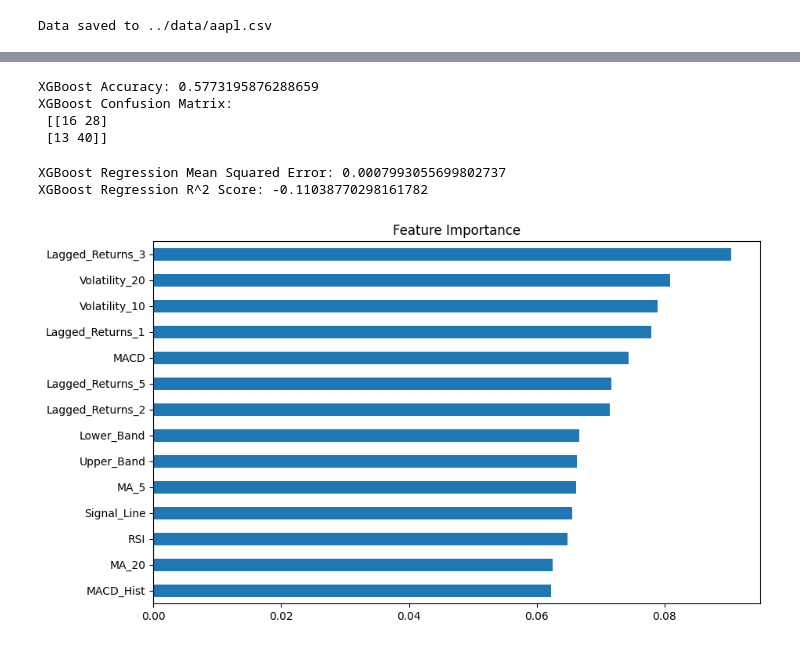
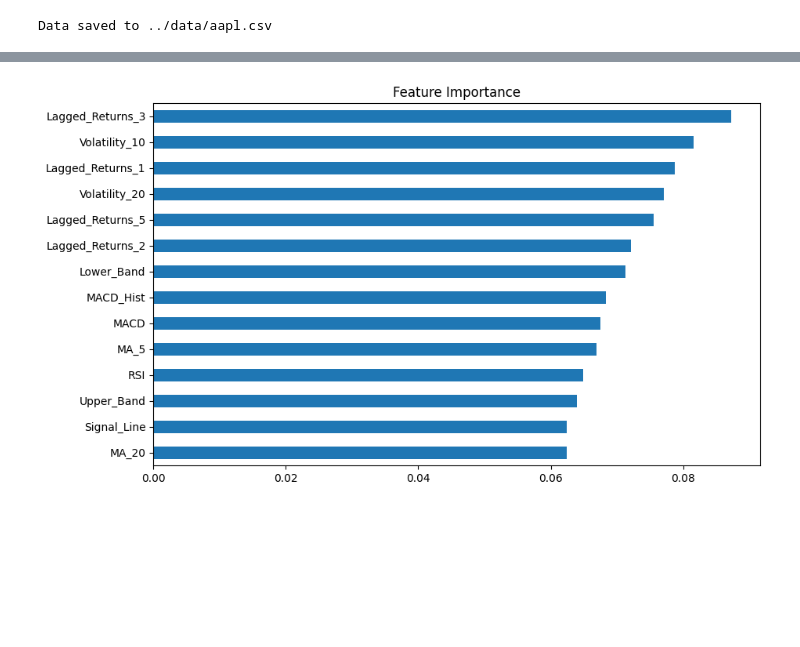
Before and after one commit to LurkingGamer365/stock-ml-predictor, a Jupyter notebook: notebooks/data_collection.ipynb, the cells around one changed output, grey strips where cells are left out. Saved outputs shown, nothing was run; the diff lists cells and outputs as text; code cells hidden in the pictures; blank space fills up the shorter version.

Commit message:
turned it into a pipeline that can be used on any ticker

```diff
--- a/notebooks/data_collection.ipynb
+++ b/notebooks/data_collection.ipynb
@@ -17,0 +24,3 @@ data_path = "../data/aapl.csv"
+# %%
+run_pipeline(ticker, period, interval, data_path, models)
+run_pipeline("GOOG")
@@ -81,12 +137,12 @@ data['Lower_Band'] = lower_band
 # %%
-# Create Volatility
-vol_windows = [10, 20, 60]
-for window in vol_windows:
-    data[f'Volatility_{window}'] = data['Close'].rolling(window=window).std()
+# # Create Volatility
+# vol_windows = [10, 20, 60]
+# for window in vol_windows:
+#     data[f'Volatility_{window}'] = data['Close'].rolling(window=window).std()
 # %%
-# Create Target Variable
-data['Target_Classification'] = (data['Returns'].shift(-1) > 0).astype(int)
-data['Target_Regression'] = data['Returns'].shift(-1)
+# # Create Target Variable
+# data['Target_Classification'] = (data['Returns'].shift(-1) > 0).astype(int)
+# data['Target_Regression'] = data['Returns'].shift(-1)
 # %%
 # Save to CSV
 data.to_csv(data_path)
@@ -137,16 +199,19 @@ x_test_reg_index = x_test_reg.index
 # y_test_reg = y_clean_regression.loc[cutoff_date:]
 # %%
 # Baseline Model: Logistic Regression (Classification)
-model = LogisticRegression(max_iter=1000)
-scaler = StandardScaler()
-x_train_class = scaler.fit_transform(x_train_class)
-x_test_class = scaler.transform(x_test_class)
-model.fit(x_train_class, y_train_class)
-predictions = model.predict(x_test_class)
-accuracy = accuracy_score(y_test_class, predictions)
-conf_matrix = confusion_matrix(y_test_class, predictions)
+# model = LogisticRegression(max_iter=1000)
+# scaler = StandardScaler()
+# x_train_class = scaler.fit_transform(x_train_class)
+# x_test_class = scaler.transform(x_test_class)
+# model.fit(x_train_class, y_train_class)
+# predictions = model.predict(x_test_class)
+# accuracy = accuracy_score(y_test_class, predictions)
+# conf_matrix = confusion_matrix(y_test_class, predictions)
 
-print(f"Accuracy: {accuracy}")
-print("Confusion Matrix:\n", conf_matrix)
-print(y_train_class.value_counts(normalize=True))
+# print(f"Accuracy: {accuracy}")
+# print("Confusion Matrix:\n", conf_matrix)
+# print(y_train_class.value_counts(normalize=True))
+
+rf_classifier, xgb_classifier, lm_classifier = classification_model(x_train_class, x_test_class, y_train_class, y_test_class)
+classification_models = [rf_classifier, xgb_classifier, lm_classifier]
 # %% [output]
@@ -203,41 +282,33 @@ Random Forest Regression R^2 Score: -0.07255849785810109
 # %%
 # XGBoost Classifier
 
-xbg_model = XGBClassifier(eval_metric='logloss')
+# xbg_model = XGBClassifier(eval_metric='logloss')
 
-xbg_model.fit(x_train_class, y_train_class)
+# xbg_model.fit(x_train_class, y_train_class)
 
-y_pred_xbg = xbg_model.predict(x_test_class)
+# y_pred_xbg = xbg_model.predict(x_test_class)
 
-print("XGBoost Accuracy:", accuracy_score(y_test_class, y_pred_xbg))
-print("XGBoost Confusion Matrix:\n", confusion_matrix(y_test_class, y_pred_xbg))
+# print("XGBoost Accuracy:", accuracy_score(y_test_class, y_pred_xbg))
+# print("XGBoost Confusion Matrix:\n", confusion_matrix(y_test_class, y_pred_xbg))
-# %% [output]
-XGBoost Accuracy: 0.5773195876288659
-XGBoost Confusion Matrix:
- [[16 28]
- [13 40]]
 # %%
 # XGBoost Regression
-xbg_model_reg = XGBRegressor(eval_metric='rmse')
+# xbg_model_reg = XGBRegressor(eval_metric='rmse')
 
-xbg_model_reg.fit(x_train_reg, y_train_reg)
+# xbg_model_reg.fit(x_train_reg, y_train_reg)
 
-y_pred_xbg_reg = xbg_model_reg.predict(x_test_reg)
-mse_xbg_reg = mean_squared_error(y_test_reg, y_pred_xbg_reg)
-r2_xbg_reg = r2_score(y_test_reg, y_pred_xbg_reg)
-print(f"XGBoost Regression Mean Squared Error: {mse_xbg_reg}")
-print(f"XGBoost Regression R^2 Score: {r2_xbg_reg}")
+# y_pred_xbg_reg = xbg_model_reg.predict(x_test_reg)
+# mse_xbg_reg = mean_squared_error(y_test_reg, y_pred_xbg_reg)
+# r2_xbg_reg = r2_score(y_test_reg, y_pred_xbg_reg)
+# print(f"XGBoost Regression Mean Squared Error: {mse_xbg_reg}")
+# print(f"XGBoost Regression R^2 Score: {r2_xbg_reg}")
-# %% [output]
-XGBoost Regression Mean Squared Error: 0.0007993055699802737
-XGBoost Regression R^2 Score: -0.11038770298161782
 # %%
 # Show feature importance
-importances = pd.Series(rf_model.feature_importances_, index=x_clean_classification.columns)
+importances = pd.Series(rf_classifier.feature_importances_, index=x_clean_classification.columns)
 importances.sort_values().plot(kind="barh", figsize=(10, 6))
 plt.title("Feature Importance")
 plt.show()
 # %% [output]
-[figure, old version]
+[figure, new version]
 # %%
 # Basic Exploration
 print(data.head())
```
Also changed, not shown: parts of 23 cells of this notebook, 2 other files.
